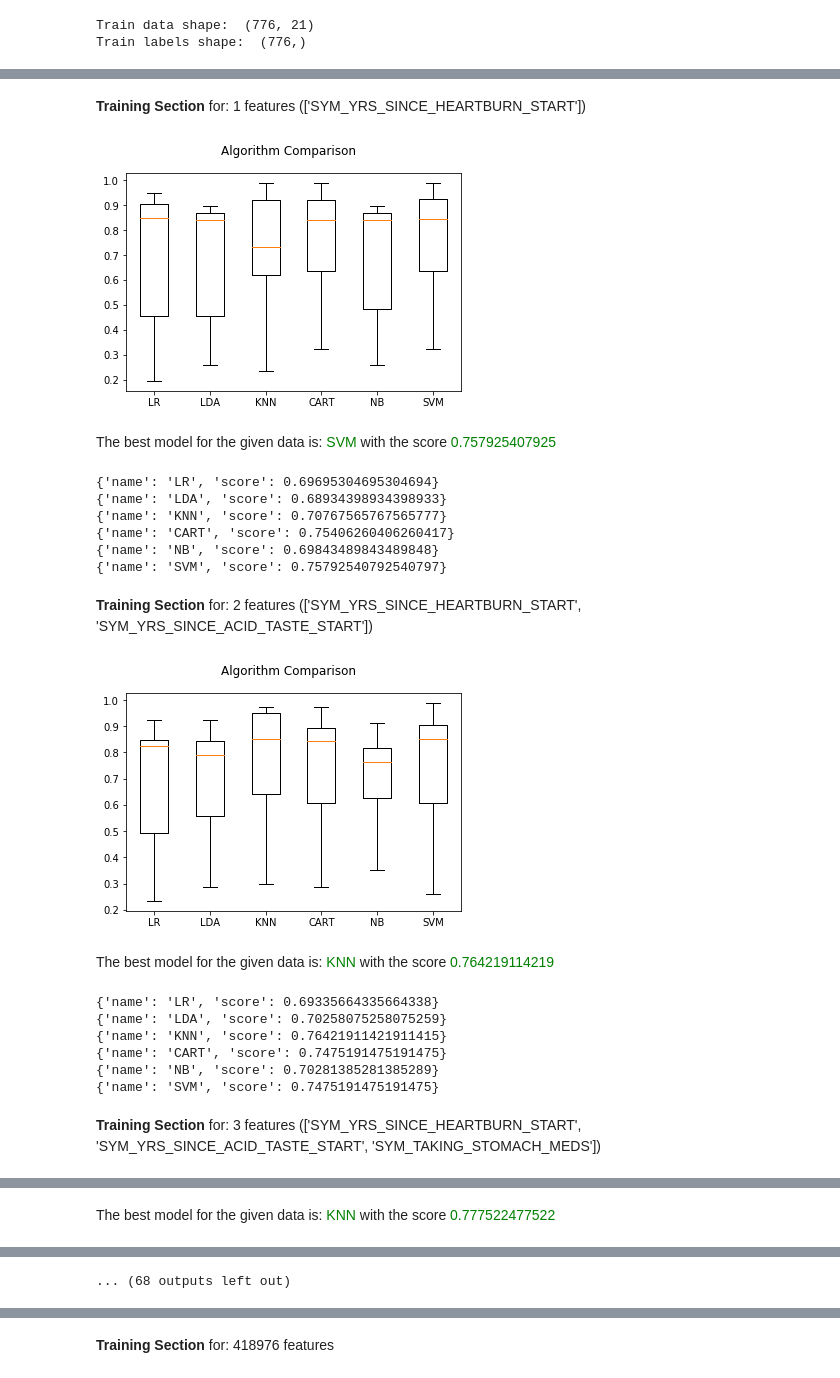
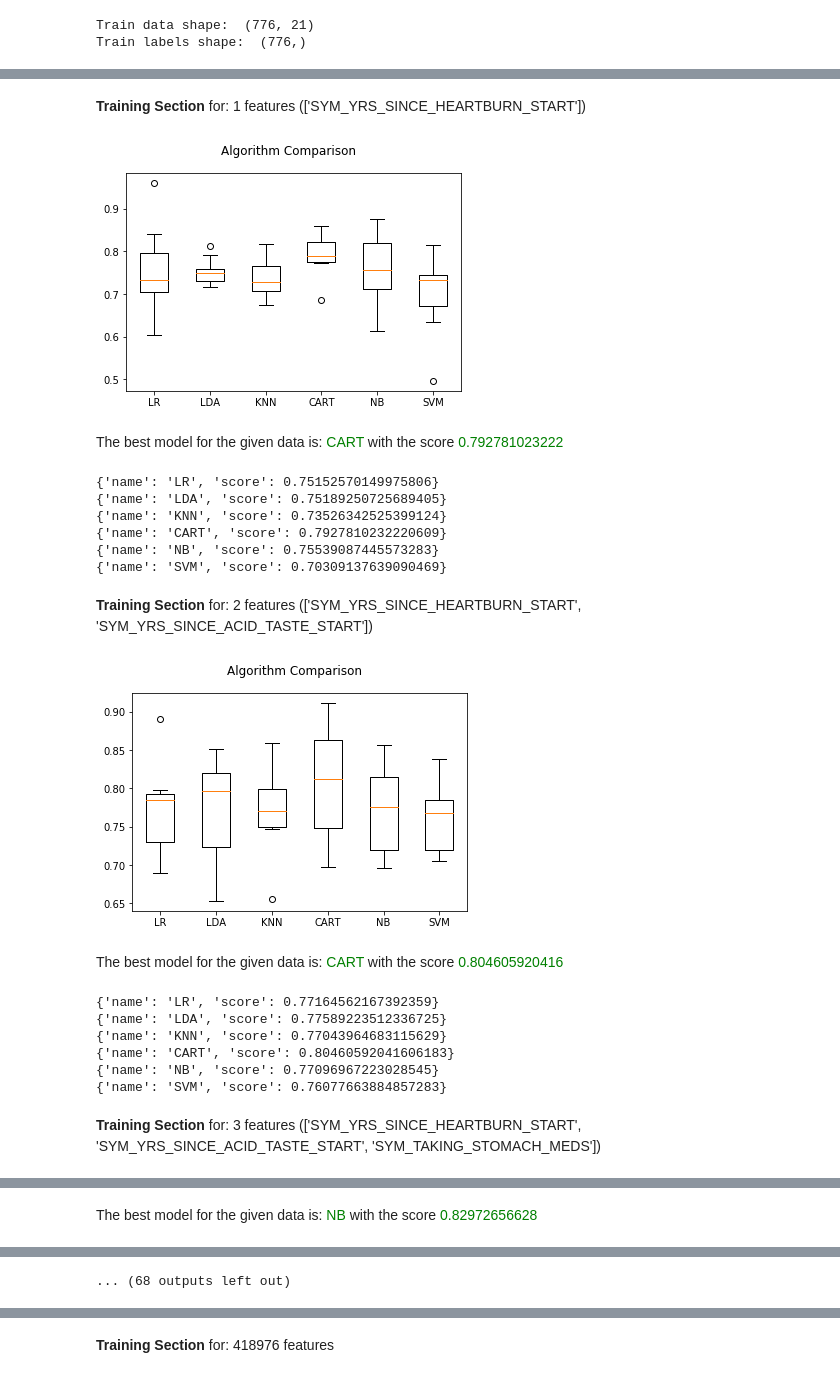
Before and after one commit to motybz/Cancer_Data_Mining, a Jupyter notebook: Models_Compare.ipynb, the cells around one changed output, grey strips where cells are left out. Saved outputs shown, nothing was run; the diff lists cells and outputs as text; code cells hidden in the pictures.

Commit message:
Using auc_orc score in the cross cvalidation and shuffle the folds in the Kfold selection

```diff
--- a/Models_Compare.ipynb
+++ b/Models_Compare.ipynb
@@ -30,7 +28,7 @@ def train_the_data(X_train,Y_train,models):
     names = []
     results = []
     for name, model in models:
-        kfold = model_selection.KFold(n_splits=10)
+        kfold = model_selection.StratifiedKFold(n_splits=10,shuffle=True)
         try:
             cv_results = model_selection.cross_val_score(model, X_train, Y_train, cv=kfold,n_jobs=-1, scoring=SCORING )
         except ValueError as e:
@@ -215,35 +217,37 @@ New Train data shape:  (776, 21)
 # %%
     best_tr_results = []
     # new_trains.reverse()
+    new_models = []
     for train_set in new_trains:
         X_train_mod = train_set['X_train']
         printmd("**Training Section** for: {} features ({})".format(str(X_train_mod.shape[-1]),train_set['features_name']))
         train_resultes = train_the_data(X_train_mod,Y_train,models)
+        new_models.append({'train_set':train_set,'train_resultes':train_resultes})
         if train_resultes:
             best_tr = get_the_best(train_resultes)
             best_tr_results.append({"name":best_tr['name'],
                                     "score":best_tr['score'],
                                     "num_fetures":int(X_train_mod.shape[-1]),
                                     'features_names':train_set['features_name']})
             for model in train_resultes:
                 print (model)
 # %% [output]
 **Training Section** for: 1 features (['SYM_YRS_SINCE_HEARTBURN_START'])
-[figure, old version]
+[figure, new version]
-The best model for the given data is: <span style="color:green">SVM</span> with the score <span style="color:green">0.757925407925</span>
+The best model for the given data is: <span style="color:green">CART</span> with the score <span style="color:green">0.792781023222</span>
-{'name': 'LR', 'score': 0.69695304695304694}
-{'name': 'LDA', 'score': 0.68934398934398933}
-{'name': 'KNN', 'score': 0.70767565767565777}
-{'name': 'CART', 'score': 0.75406260406260417}
-{'name': 'NB', 'score': 0.69843489843489848}
-{'name': 'SVM', 'score': 0.75792540792540797}
+{'name': 'LR', 'score': 0.75152570149975806}
+{'name': 'LDA', 'score': 0.75189250725689405}
+{'name': 'KNN', 'score': 0.73526342525399124}
+{'name': 'CART', 'score': 0.7927810232220609}
+{'name': 'NB', 'score': 0.75539087445573283}
+{'name': 'SVM', 'score': 0.70309137639090469}
 **Training Section** for: 2 features (['SYM_YRS_SINCE_HEARTBURN_START', 'SYM_YRS_SINCE_ACID_TASTE_START'])
-[figure, old version]
+[figure, new version]
-The best model for the given data is: <span style="color:green">KNN</span> with the score <span style="color:green">0.764219114219</span>
+The best model for the given data is: <span style="color:green">CART</span> with the score <span style="color:green">0.804605920416</span>
-{'name': 'LR', 'score': 0.69335664335664338}
-{'name': 'LDA', 'score': 0.70258075258075259}
-{'name': 'KNN', 'score': 0.76421911421911415}
-{'name': 'CART', 'score': 0.7475191475191475}
-{'name': 'NB', 'score': 0.70281385281385289}
-{'name': 'SVM', 'score': 0.7475191475191475}
+{'name': 'LR', 'score': 0.77164562167392359}
+{'name': 'LDA', 'score': 0.77589223512336725}
+{'name': 'KNN', 'score': 0.77043964683115629}
+{'name': 'CART', 'score': 0.80460592041606183}
+{'name': 'NB', 'score': 0.77096967223028545}
+{'name': 'SVM', 'score': 0.76077663884857283}
 **Training Section** for: 3 features (['SYM_YRS_SINCE_HEARTBURN_START', 'SYM_YRS_SINCE_ACID_TASTE_START', 'SYM_TAKING_STOMACH_MEDS'])
@@ -251 +255 @@ The best model for the given data is: <span style="color:green">KNN</span> with
-The best model for the given data is: <span style="color:green">KNN</span> with the score <span style="color:green">0.777522477522</span>
+The best model for the given data is: <span style="color:green">NB</span> with the score <span style="color:green">0.82972656628</span>
```
Also changed, not shown: parts of 4 cells of this notebook, 1 other file.
